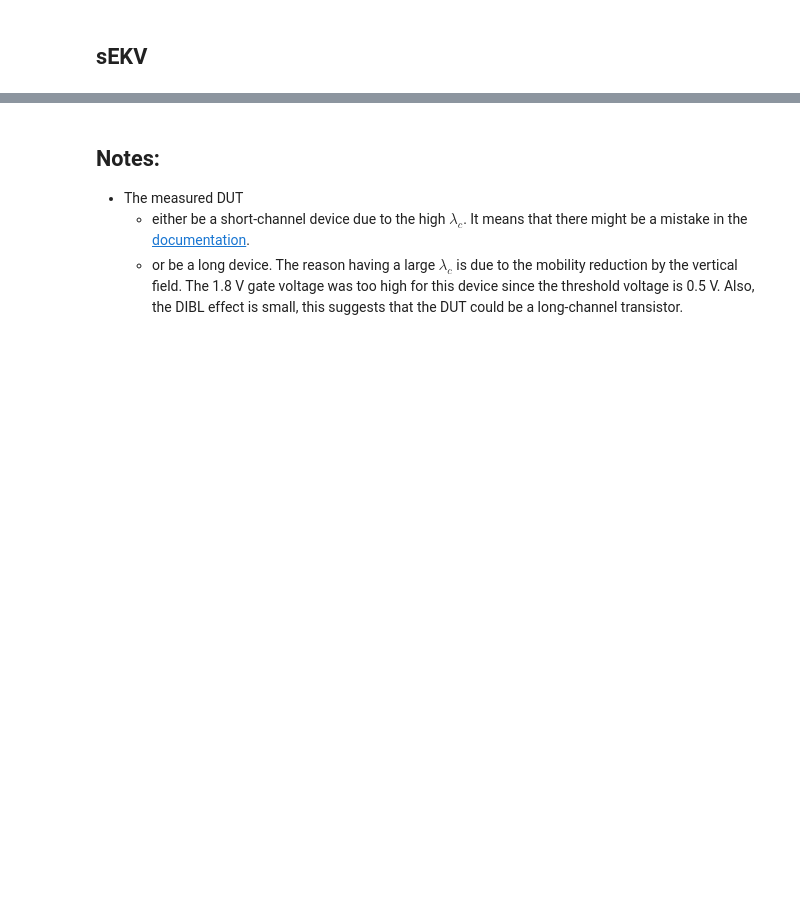
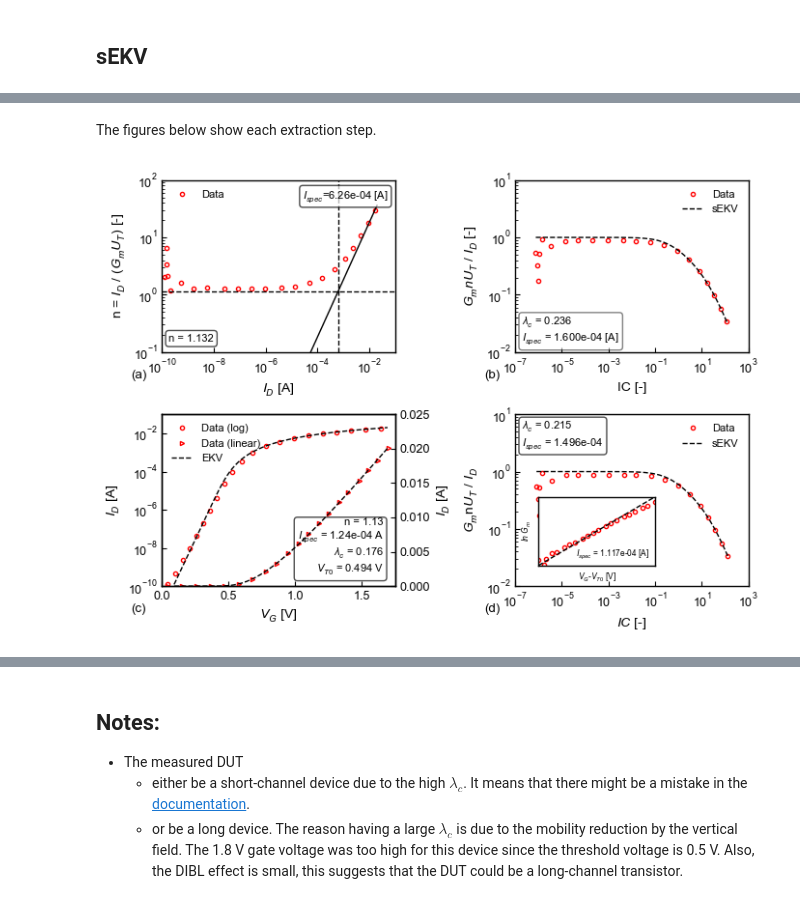
Before and after one commit to google/skywater-pdk-sky130-raw-data, a Jupyter notebook: notebooks/electrical_characterization_sky130_epfl.ipynb, the cells around one changed output, grey strips where cells are left out. Drawn from its saved outputs; the diff is of its cells as text; code cells hidden in the pictures; blank space fills up the shorter version.

Commit message:
Added Gm/ID plot to notebook

```diff
--- a/notebooks/electrical_characterization_sky130_epfl.ipynb
+++ b/notebooks/electrical_characterization_sky130_epfl.ipynb
@@ -149,0 +147,6 @@ res.run_extraction();
+# %% [markdown]
+The figures below show each extraction step.
+# %%
+res.progress_fig
+# %% [output]
+[figure, added]
```
Also changed, not shown: parts of 27 cells of this notebook.
